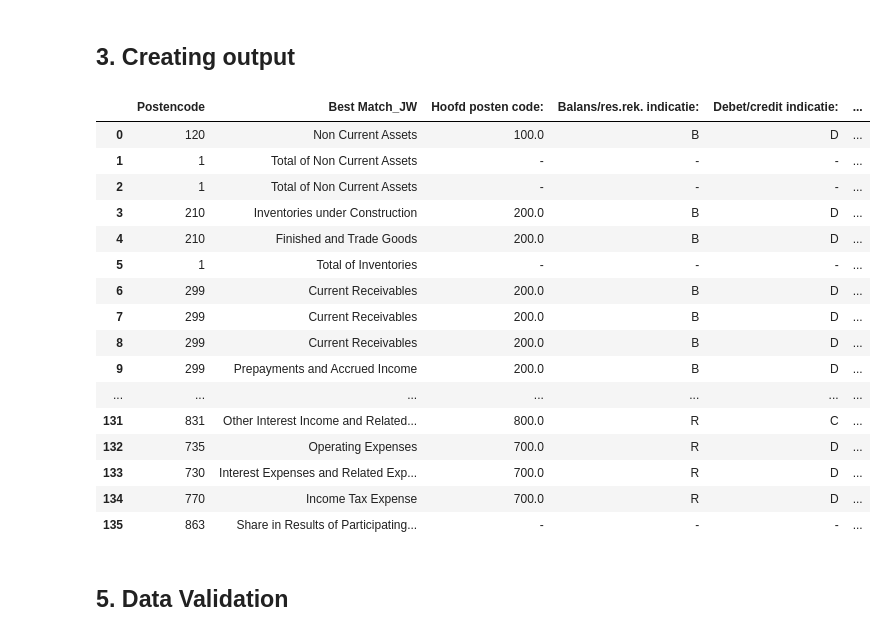
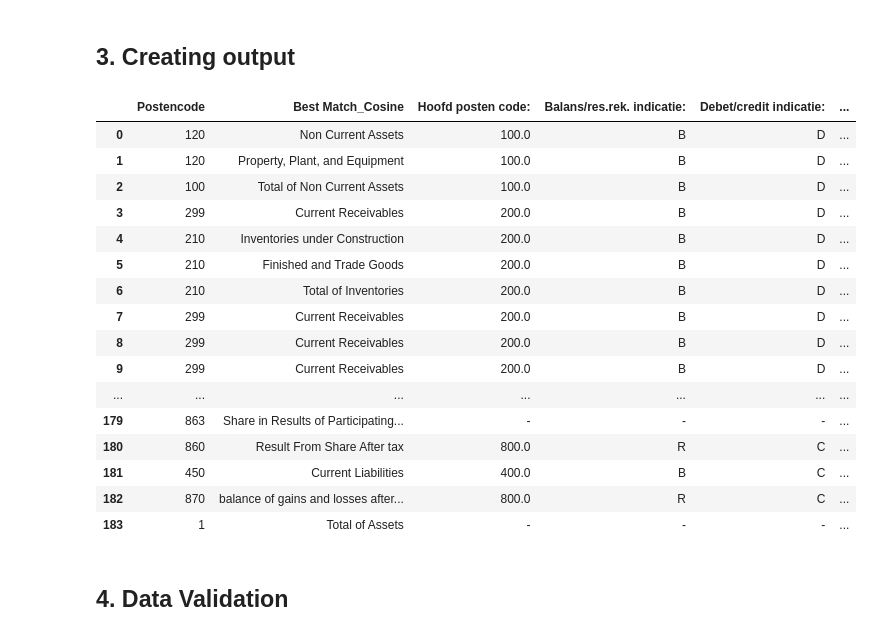
Before and after one commit to markusiewiczj/data-extraction, a Jupyter notebook: text extraction.ipynb, the cells around one changed output. Cells and saved outputs as stored; diff of their text form; code cells hidden in the pictures.

```diff
--- a/text extraction.ipynb
+++ b/text extraction.ipynb
@@ -200,0 +244,6 @@ Drs. W.C. van der Spek
+# %%
+cleaner = DocumentCleaner()
+cleaner.clean_document(doc)
+for i in range (0, 15):
+    display(doc.get_page(i).lines)
+    print("---------")
@@ -783,5 +913,5 @@ display(df_parsed)
 # %%
-#testing cosine similarity
+# cosine similarity
 
 from sklearn.feature_extraction.text import TfidfVectorizer
 from sklearn.metrics.pairwise import cosine_similarity
@@ -807,7 +937,14 @@ best_matches = [ledger_entries[np.argmax(row)] if max(row) > 0.7 else "No match
 df_parsed['Best Match_Cosine'] = best_matches
 df_parsed['Highest Match Score_Cosine'] = [max(row) for row in similarity_scores]
 
-#display(df_parsed)
+# for each value in `Best Match_Cosine` assign the corresponding higher level key from the ledger
+for i, row in enumerate(df_parsed['Best Match_Cosine']):
+    for key, value in ledger.items():
+        if row in value['English'] or row in value['Dutch']:
+            df_parsed.at[i, 'Best Match_Cosine'] = key
+            break
+
+display(df_parsed)
 # %% [output]
 |  | Description | 2022 | 2021 | Category | Best Match_JW | Match Score_JW | Best Match_Cosine | ... |
 | 0 | page 2 momo medical holding b.v.,... | 44292 | 13719 | assets | No match found | 0.675170 | No match found | ... |
@@ -878,6 +1015,12 @@ kvk_df = pd.read_excel(kvk_file_path, sheet_name='Postencodes')
 # leave only the first 5 columns
 kvk_df = kvk_df.iloc[:, :5]
 
+#add a row with postencode equal to 1 and all other columns equal to "totals"
+kvk_df.loc[-1] = [1, 'Total', 'Total', 'Total', 'Total']
+kvk_df.index = kvk_df.index + 1
+kvk_df = kvk_df.sort_index()
+
+
 #display(kvk_df)
 # %%
 #join output df with kvk_df on the postencode column
@@ -885,8 +1028,8 @@ df_output = df_output.merge(kvk_df, how='left', left_on='Postencode', right_on='
 
 #display(df_output)
 # %%
-#delete the Match Score_JW	Best Match_Cosine	Highest Match Score_Cosine, Category, Balance, and ID columns
-df_output = df_output.drop(columns=['Match Score_JW', 'Best Match_Cosine', 'Highest Match Score_Cosine', 'Category', 'Balance', 'ID', "Statement Type"])
+#delete the Match Score_JW	Best Match_Cosine, Highest Match Score_Cosine, Category, Balance, and ID columns
+df_output = df_output.drop(columns=['Match Score_JW', 'Best Match_JW', 'Highest Match Score_Cosine', 'Balance', 'ID', "Statement Type"])
 # display NaN as '-'
 df_output = df_output.fillna('-')
 
@@ -894,28 +1037,31 @@ df_output = df_output.fillna('-')
 #display(df_output)
 # %%
 # Melting the DataFrame to have 'year' and 'value' columns
-df_melted = df_output.melt(id_vars=[ "Postencode", 'Best Match_JW', "Hoofd posten code:", "Balans/res.rek. indicatie:", "Debet/credit indicatie: ", "Omschr. postencode: "],
+df_melted = df_output.melt(id_vars=[ "Postencode", 'Best Match_Cosine', "Hoofd posten code:", "Balans/res.rek. indicatie:", "Debet/credit indicatie: ", "Omschr. postencode: ", "Category"],
                            var_name="Year", value_name="Value")
 
 
+# delete the category column
+# df_melted = df_melted.drop(columns=['Category'])
+
 display(df_melted)
 # %% [output]
-|  | Postencode | Best Match_JW | Hoofd posten code: | Balans/res.rek. indicatie: | Debet/credit indicatie: | ... |
+|  | Postencode | Best Match_Cosine | Hoofd posten code: | Balans/res.rek. indicatie: | Debet/credit indicatie: | ... |
 | 0 | 120 | Non Current Assets | 100.0 | B | D | ... |
-| 1 | 1 | Total of Non Current Assets | - | - | - | ... |
-| 2 | 1 | Total of Non Current Assets | - | - | - | ... |
-| 3 | 210 | Inventories under Construction | 200.0 | B | D | ... |
-| 4 | 210 | Finished and Trade Goods | 200.0 | B | D | ... |
-| 5 | 1 | Total of Inventories | - | - | - | ... |
-| 6 | 299 | Current Receivables | 200.0 | B | D | ... |
+| 1 | 120 | Property, Plant, and Equipment | 100.0 | B | D | ... |
+| 2 | 100 | Total of Non Current Assets | 100.0 | B | D | ... |
+| 3 | 299 | Current Receivables | 200.0 | B | D | ... |
+| 4 | 210 | Inventories under Construction | 200.0 | B | D | ... |
+| 5 | 210 | Finished and Trade Goods | 200.0 | B | D | ... |
+| 6 | 210 | Total of Inventories | 200.0 | B | D | ... |
 | 7 | 299 | Current Receivables | 200.0 | B | D | ... |
 | 8 | 299 | Current Receivables | 200.0 | B | D | ... |
-| 9 | 299 | Prepayments and Accrued Income | 200.0 | B | D | ... |
+| 9 | 299 | Current Receivables | 200.0 | B | D | ... |
 | ... | ... | ... | ... | ... | ... | ... |
-| 131 | 831 | Other Interest Income and Related... | 800.0 | R | C | ... |
-| 132 | 735 | Operating Expenses | 700.0 | R | D | ... |
-| 133 | 730 | Interest Expenses and Related Exp... | 700.0 | R | D | ... |
-| 134 | 770 | Income Tax Expense | 700.0 | R | D | ... |
-| 135 | 863 | Share in Results of Participating... | - | - | - | ... |
+| 179 | 863 | Share in Results of Participating... | - | - | - | ... |
+| 180 | 860 | Result From Share After tax | 800.0 | R | C | ... |
+| 181 | 450 | Current Liabilities | 400.0 | B | C | ... |
+| 182 | 870 | balance of gains and losses after... | 800.0 | R | C | ... |
+| 183 | 1 | Total of Assets | - | - | - | ... |
 # %% [markdown]
-## 5. Data Validation
+## 4. Data Validation
```
Also changed, not shown: parts of 19 cells of this notebook, 1 other file.
